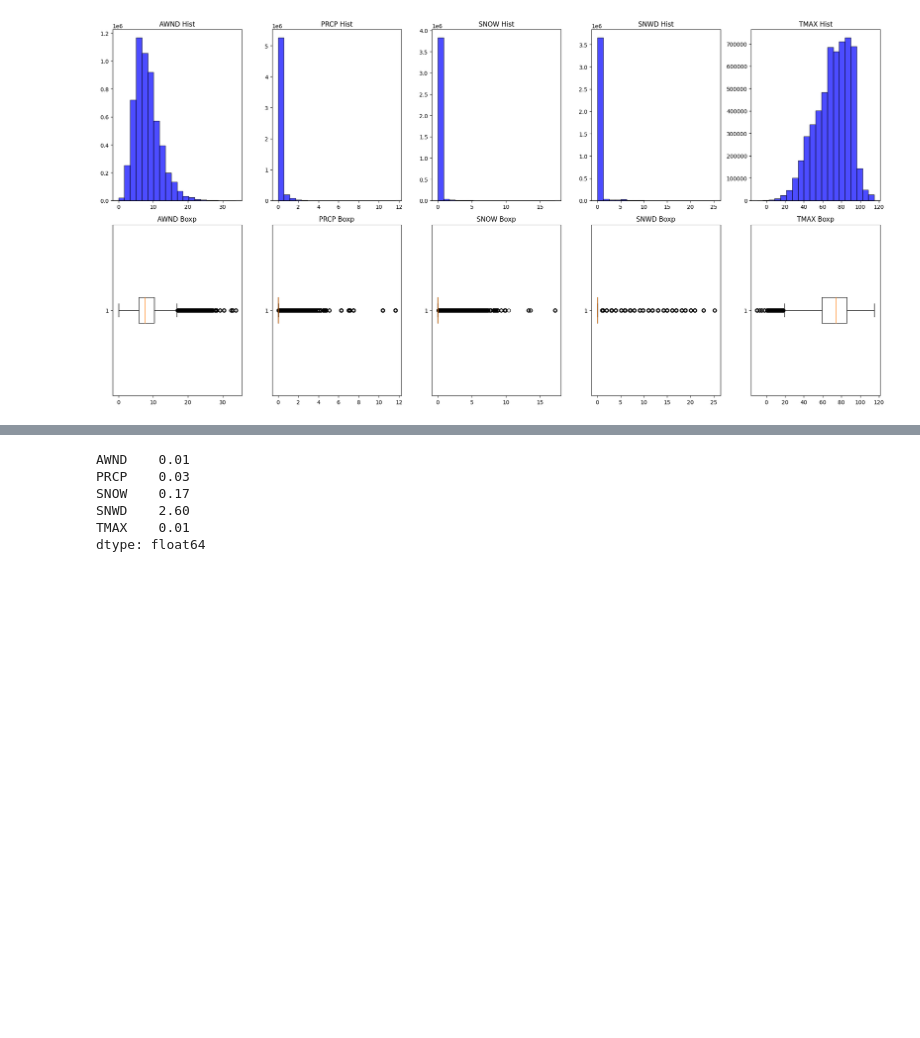
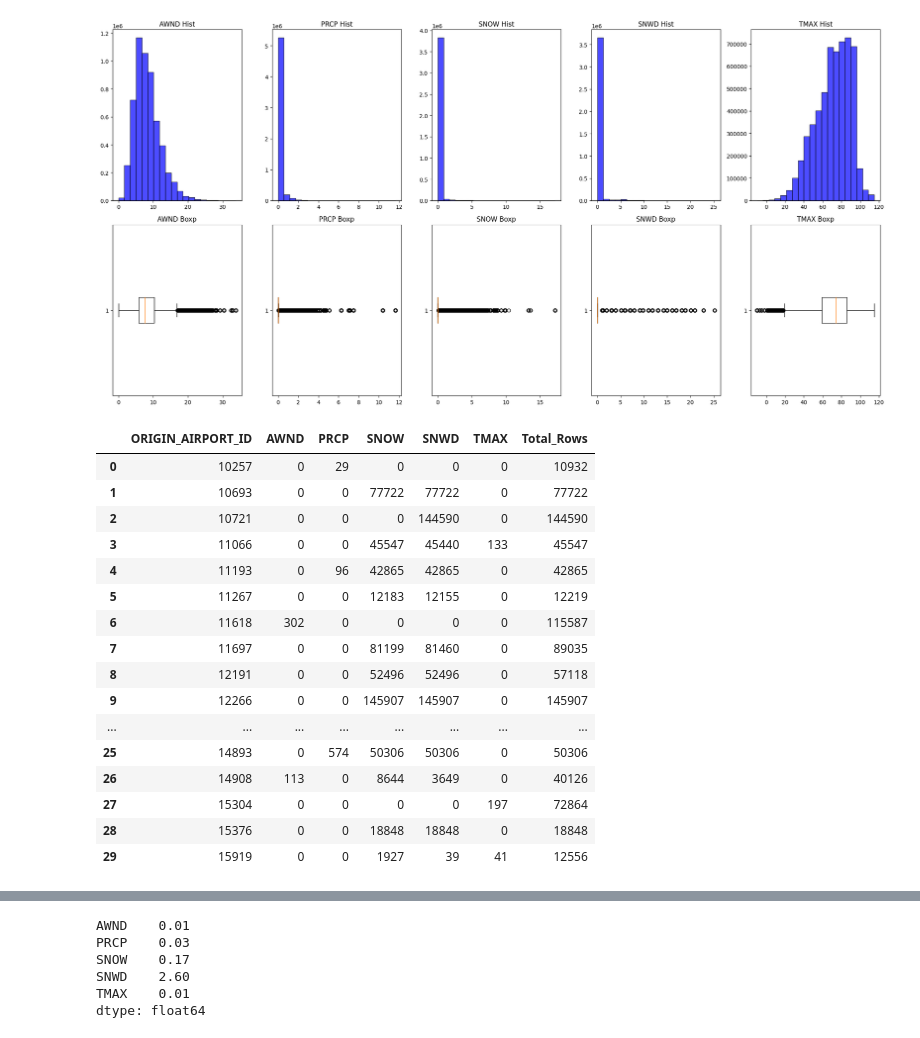
Before and after one commit to rvloenhout/DSS_Master_Thesis, a Jupyter notebook: _1. Data Preprocessing/2. Data cleaning, Preprocessing and EDA.ipynb, the cells around one changed output, grey strips where cells are left out. Saved outputs shown, nothing was run; the diff lists cells and outputs as text; code cells hidden in the pictures; blank space fills up the shorter version.

```diff
--- a/_1. Data Preprocessing/2. Data cleaning, Preprocessing and EDA.ipynb
+++ b/_1. Data Preprocessing/2. Data cleaning, Preprocessing and EDA.ipynb
@@ -155,6 +155,38 @@ plt.tight_layout()
 plt.show()
 # %% [output]
 [figure]
+# %%
+#Misisng weather data for each airport ID where one or more features have missing data
+#pd.set_option('display.max_rows', None)
+missing_summary = ontime_reporting_export.groupby("ORIGIN_AIRPORT_ID")[["AWND", "PRCP", "SNOW", "SNWD", "TMAX"]].apply(lambda x: x.isnull().sum())
+missing_summary.columns = ["AWND", "PRCP", "SNOW", "SNWD", "TMAX"]
+missing_summary = missing_summary[missing_summary.any(axis=1)]
+missing_summary.reset_index(inplace=True)
+
+total_rows = ontime_reporting_export.groupby("ORIGIN_AIRPORT_ID").size()
+total_rows.name = "Total_Rows"
+
+result_df = missing_summary.merge(total_rows, on="ORIGIN_AIRPORT_ID")
+
+result_df
+# %% [output]
+|  | ORIGIN_AIRPORT_ID | AWND | PRCP | SNOW | SNWD | TMAX | Total_Rows |
+| 0 | 10257 | 0 | 29 | 0 | 0 | 0 | 10932 |
+| 1 | 10693 | 0 | 0 | 77722 | 77722 | 0 | 77722 |
+| 2 | 10721 | 0 | 0 | 0 | 144590 | 0 | 144590 |
+| 3 | 11066 | 0 | 0 | 45547 | 45440 | 133 | 45547 |
+| 4 | 11193 | 0 | 96 | 42865 | 42865 | 0 | 42865 |
+| 5 | 11267 | 0 | 0 | 12183 | 12155 | 0 | 12219 |
+| 6 | 11618 | 302 | 0 | 0 | 0 | 0 | 115587 |
+| 7 | 11697 | 0 | 0 | 81199 | 81460 | 0 | 89035 |
+| 8 | 12191 | 0 | 0 | 52496 | 52496 | 0 | 57118 |
+| 9 | 12266 | 0 | 0 | 145907 | 145907 | 0 | 145907 |
+| ... | ... | ... | ... | ... | ... | ... | ... |
+| 25 | 14893 | 0 | 574 | 50306 | 50306 | 0 | 50306 |
+| 26 | 14908 | 113 | 0 | 8644 | 3649 | 0 | 40126 |
+| 27 | 15304 | 0 | 0 | 0 | 0 | 197 | 72864 |
+| 28 | 15376 | 0 | 0 | 18848 | 18848 | 0 | 18848 |
+| 29 | 15919 | 0 | 0 | 1927 | 39 | 41 | 12556 |
 # %%
 #Replace NA's in columns (SNOW) and (SNWD) with 0 only if both are missing, the assumption is that it did not snow that day
 #If one of the two is missing it could be a missing entry and so it will be imputed using MICE in the next code block
```
Also changed, not shown: parts of 3 cells of this notebook, 22 other files.
